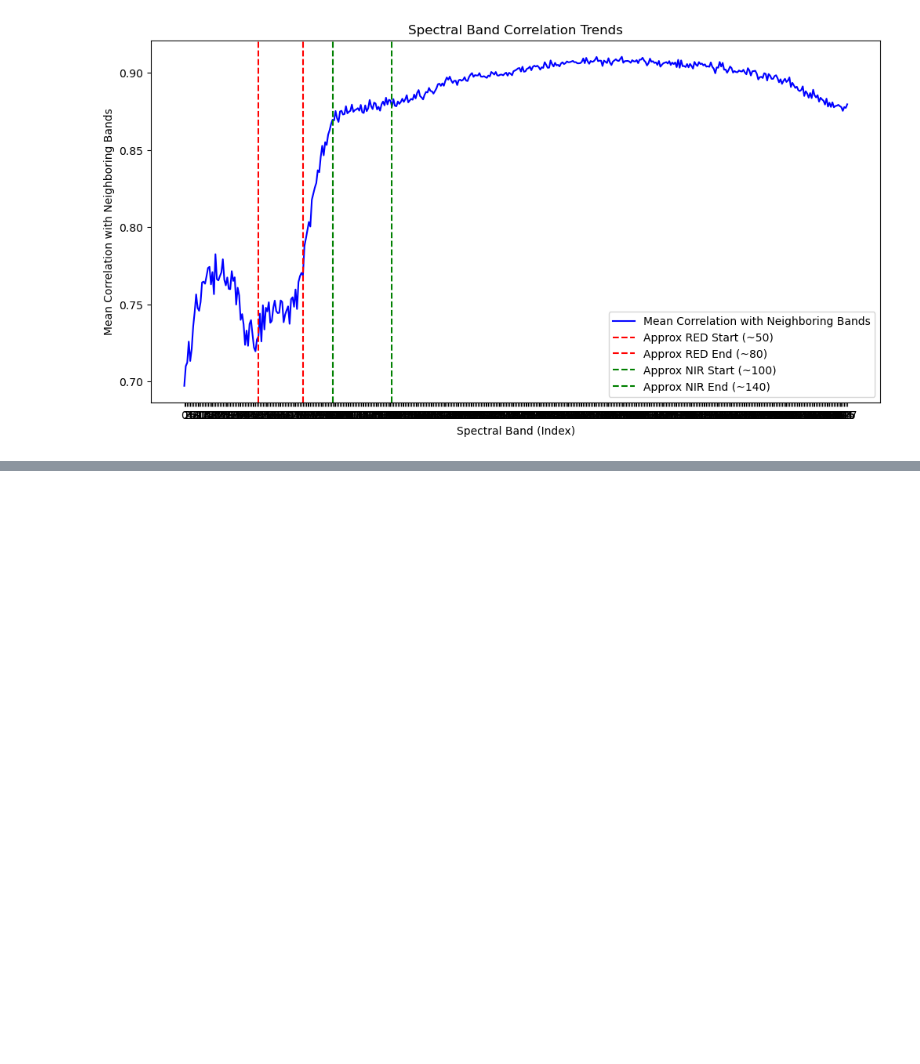
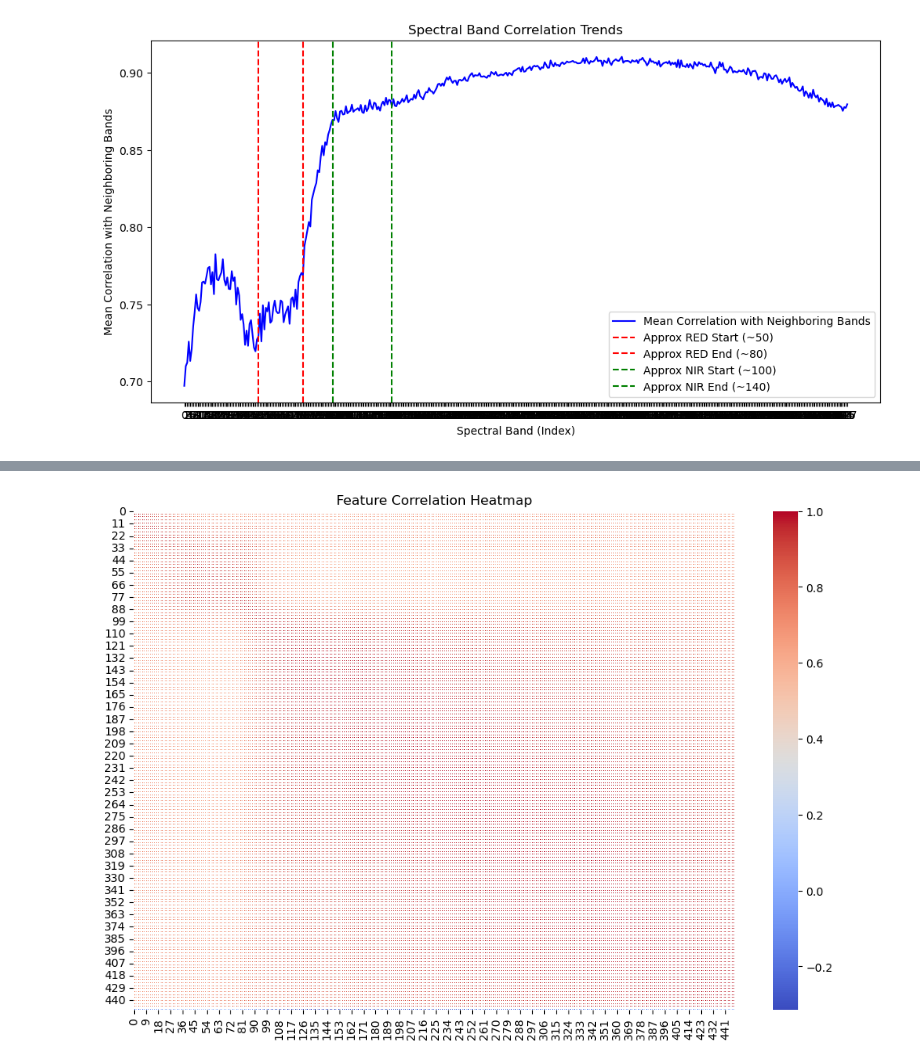
Before and after one commit to SarathKumaryadla/MLE-Mycotoxin-Prediction, a Jupyter notebook: EDA.ipynb, the cells around one changed output, grey strips where cells are left out. Cells and saved outputs as stored; diff of their text form; code cells hidden in the pictures; blank space fills up the shorter version.

```diff
--- a/EDA.ipynb
+++ b/EDA.ipynb
@@ -267,0 +246,14 @@ if __name__ == "__main__":
+# %%
+import seaborn as sns
+import matplotlib.pyplot as plt
+
+# Keep only numeric columns
+df_numeric = df.select_dtypes(include=['number'])
+
+# Plot heatmap
+plt.figure(figsize=(12, 8))
+sns.heatmap(df_numeric.corr(), cmap="coolwarm", annot=False, linewidths=0.5)
+plt.title("Feature Correlation Heatmap")
+plt.show()
+# %% [output]
+[figure, added]
```
Also changed, not shown: parts of 13 cells of this notebook, 3 other files.
